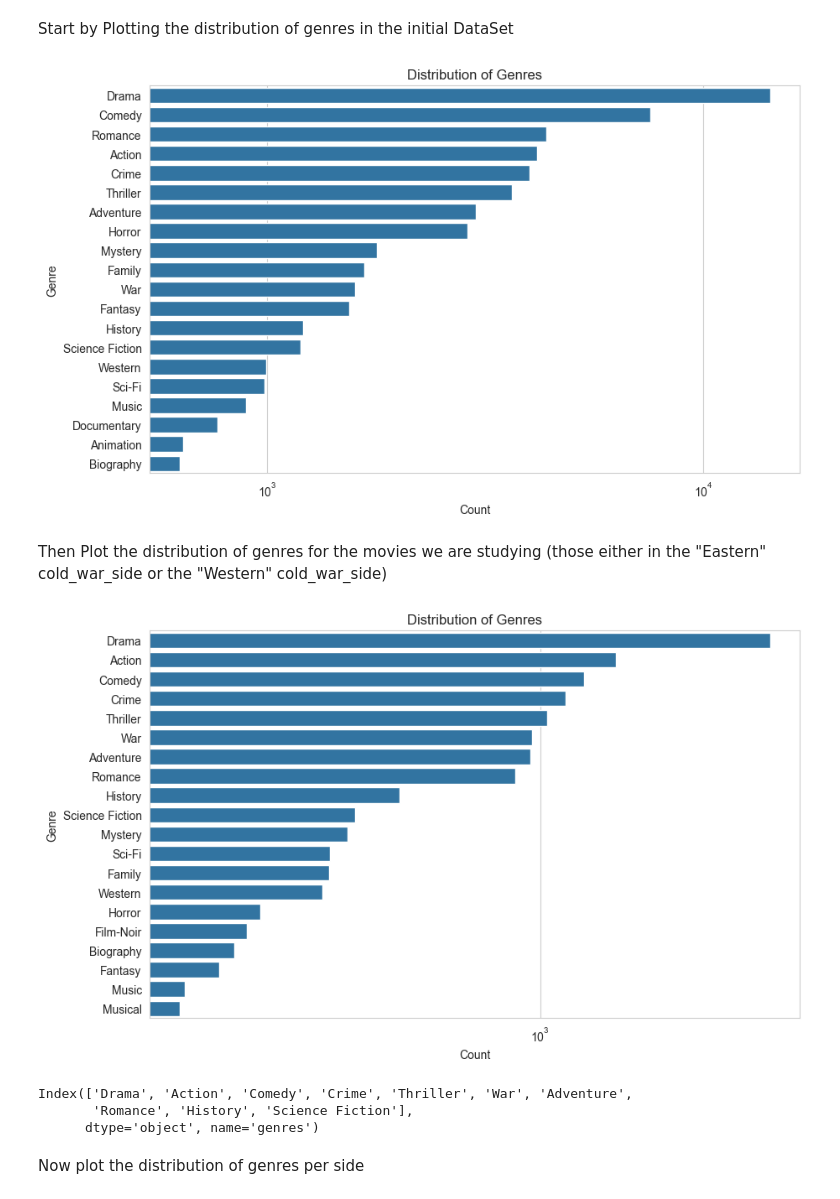
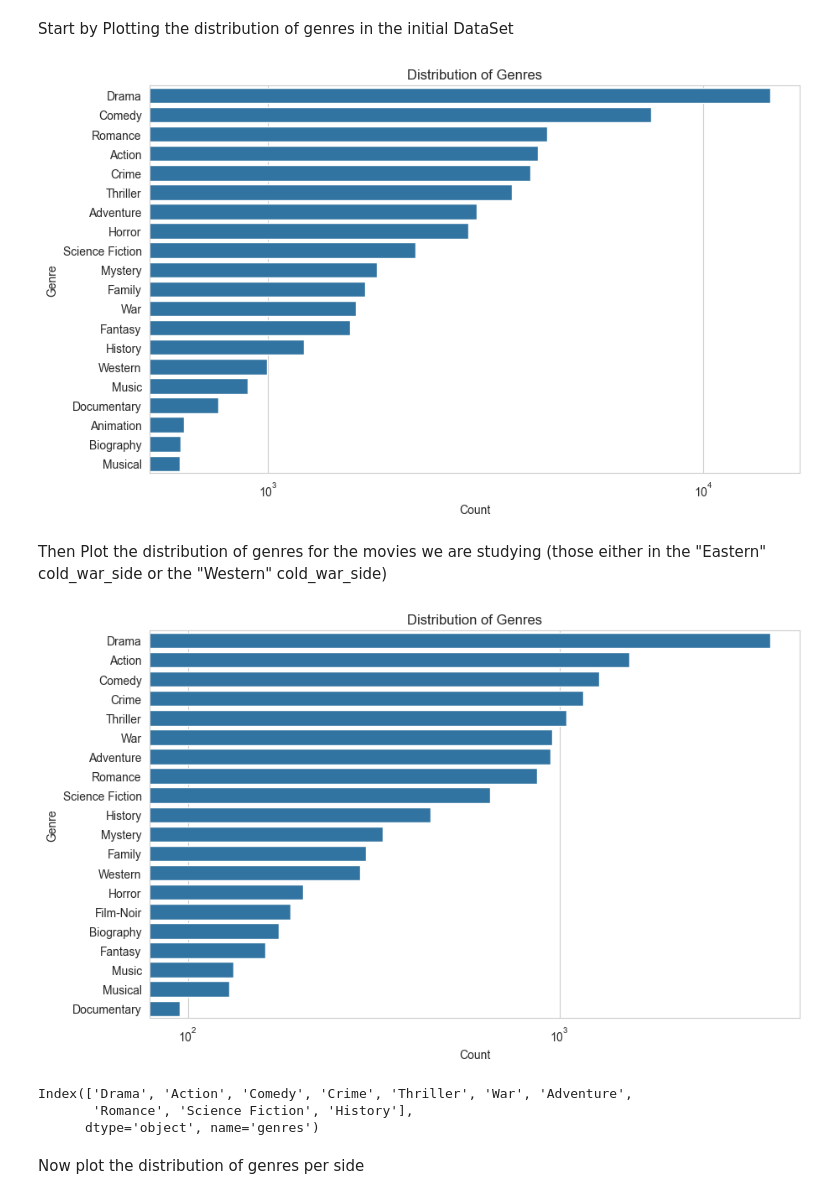
Before and after one commit to epfl-ada/ada-2024-project-datamigos, a Jupyter notebook: Genre&ThemeAnalysis.ipynb, the cells around one changed output. Cells and saved outputs as stored; diff of their text form; code cells hidden in the pictures.

```diff
--- a/Genre&ThemeAnalysis.ipynb
+++ b/Genre&ThemeAnalysis.ipynb
@@ -36,21 +36,23 @@ Start by Plotting the distribution of genres in the initial DataSet
 # %%
 genres_df = movies_df[["countries", "cold_war_side", "genres", "release_date"]]
 genres_df = genres_df.explode("genres")[genres_df.explode("genres") != "\\N"]
-genres_df["genres"] = genres_df["genres"].str.title().str.strip()
+genres_df["genres"] = (
+    genres_df["genres"].str.title().str.strip().replace({"Sci-Fi": "Science Fiction"})
+)
 
 genre_counts = genres_df["genres"].value_counts().head(20)
 common_genres = genre_counts.head(12).index
 
 # Plot the distribution
 plt.figure(figsize=(10, 6))
 sns.barplot(x=genre_counts.values, y=genre_counts.index)
 plt.title("Distribution of Genres")
 plt.xlabel("Count")
 plt.ylabel("Genre")
 plt.xscale("log")
 plt.show()
 # %% [output]
-[figure, old version]
+[figure, new version]
 # %% [markdown]
 Then Plot the distribution of genres for the movies we are studying (those either in the "Eastern" cold_war_side or the "Western" cold_war_side)
 # %%
@@ -69,9 +71,9 @@ plt.xscale("log")
 plt.show()
 common_genres
 # %% [output]
-[figure, old version]
+[figure, new version]
 Index(['Drama', 'Action', 'Comedy', 'Crime', 'Thriller', 'War', 'Adventure',
-       'Romance', 'History', 'Science Fiction'],
+       'Romance', 'Science Fiction', 'History'],
       dtype='object', name='genres')
 # %% [markdown]
 Now plot the distribution of genres per side
```
Also changed, not shown: parts of 10 cells of this notebook.
